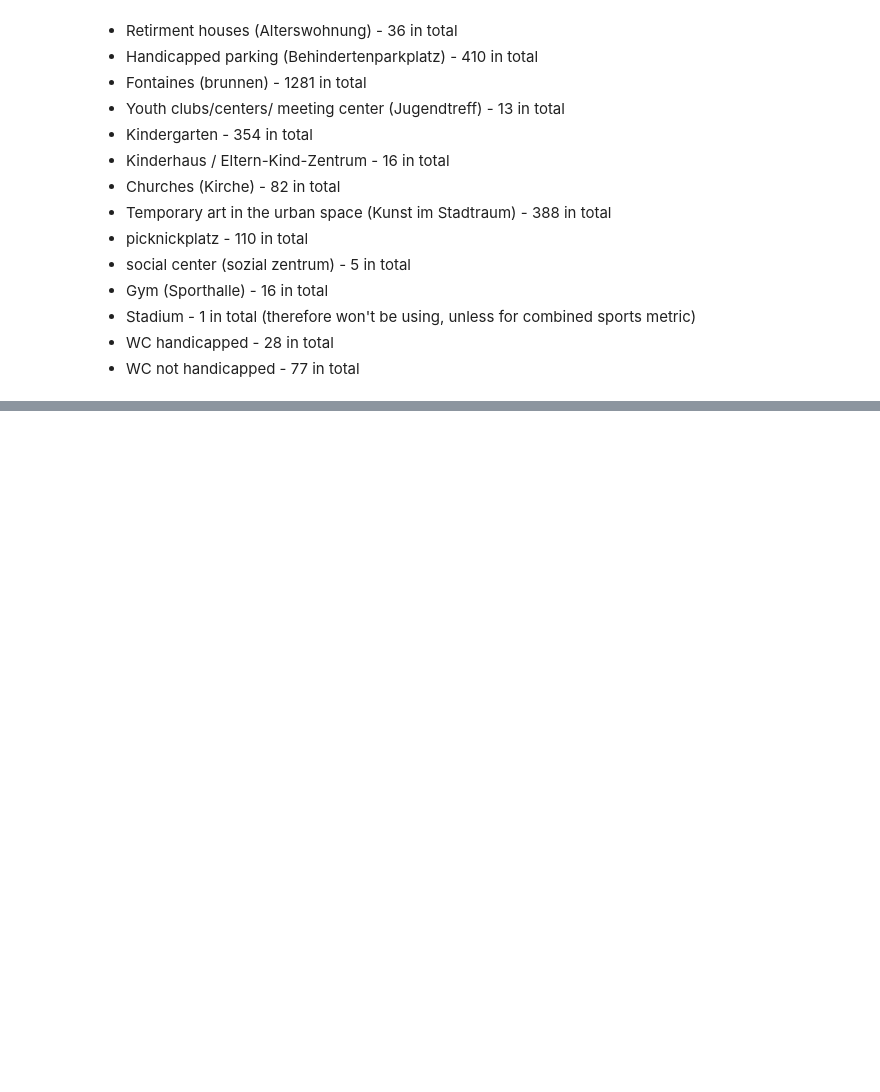
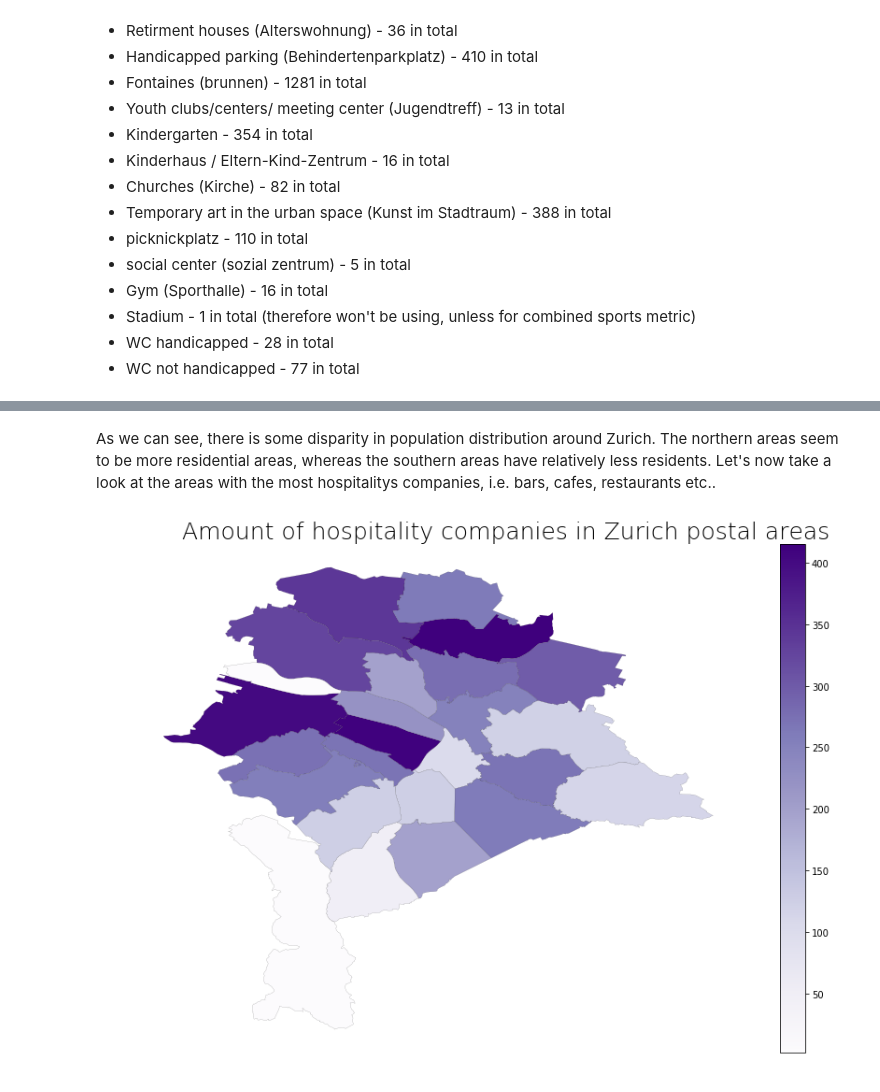
Before and after one commit to MLortki/ADA2018-Project-Quality-of-Space-AMG, a Jupyter notebook: zurich_open_data_exploration.ipynb, the cells around one changed output, grey strips where cells are left out. Cells and saved outputs as stored; diff of their text form; code cells hidden in the pictures; blank space fills up the shorter version.

```diff
--- a/zurich_open_data_exploration.ipynb
+++ b/zurich_open_data_exploration.ipynb
@@ -219,0 +265,8 @@ As we see datasets we will be using consists of:
+# %% [markdown]
+As we can see, there is some disparity in population distribution around Zurich. The northern areas seem to be more residential areas, whereas the southern areas have relatively less residents. Let's now take a look at the areas with the most hospitalitys companies, i.e. bars, cafes, restaurants etc..
+# %%
+# use function defined above to create choropleth map
+plot_geopandas(gpd.GeoDataFrame(combined_df2), 'hospitality_companies',\
+               'Amount of hospitality companies in Zurich postal areas','Purples')
+# %% [output]
+[figure, added]
```
Also changed, not shown: parts of 10 cells of this notebook.
